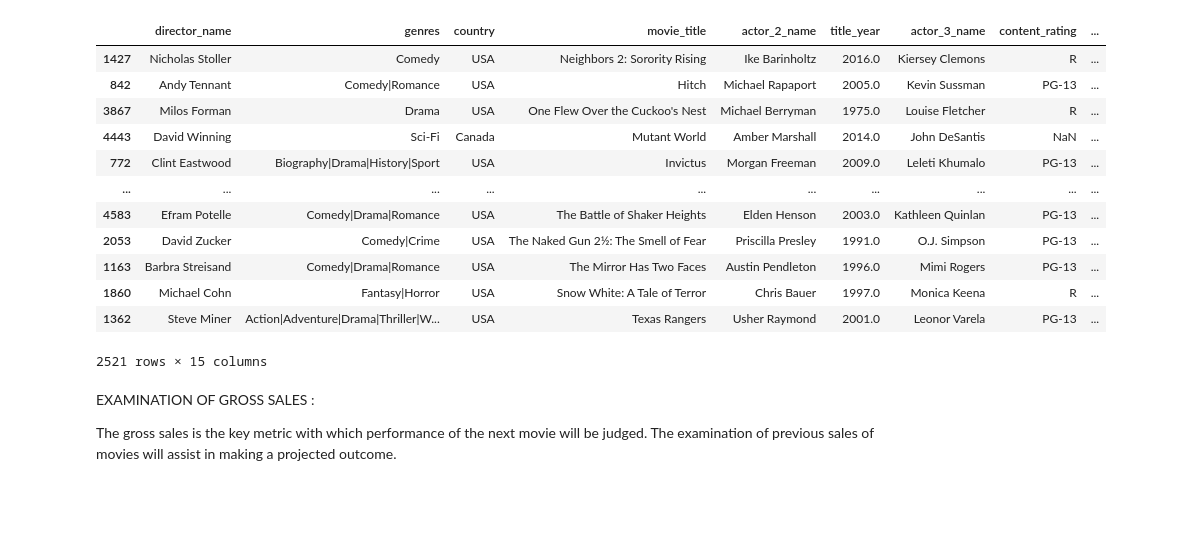
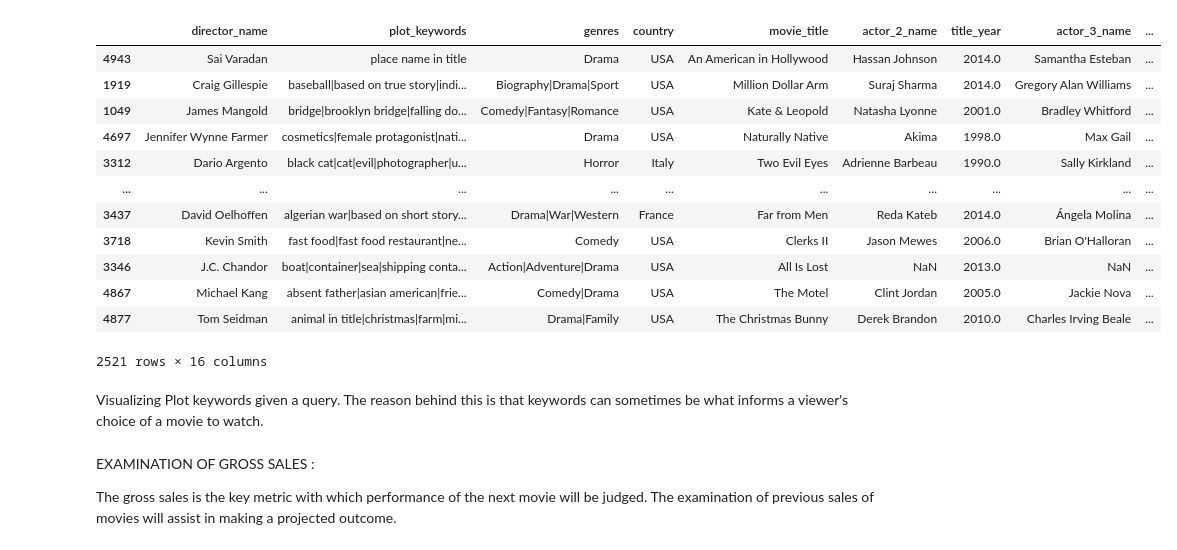
Before and after one commit to Ok3ks/IMDB_movie_metadata-analysis, a Jupyter notebook: Analysis.ipynb, the cells around one changed output. Drawn from its saved outputs; the diff is of its cells as text; code cells hidden in the pictures; blank space fills up the shorter version.

```diff
--- a/Analysis.ipynb
+++ b/Analysis.ipynb
@@ -54,21 +52,23 @@ dev_list
 # %%
 #Selecting Columns of interest
 
-modified_dev_list = dev_list[['director_name', 'genres','country','movie_title', 'actor_2_name','title_year', 'actor_3_name', 'content_rating','imdb_score', 'movie_facebook_likes','budget', 'gross','num_critic_for_reviews', 'duration', 'language']]
+modified_dev_list = dev_list[['director_name','plot_keywords', 'genres','country','movie_title', 'actor_2_name','title_year', 'actor_3_name', 'content_rating','imdb_score', 'movie_facebook_likes','budget', 'gross','num_critic_for_reviews', 'duration', 'language']]
 modified_dev_list.sort_values( by = 'gross', ascending= True)
 
 modified_dev_list
 # %% [output]
-|  | director_name | genres | country | movie_title | actor_2_name | title_year | actor_3_name | content_rating | ... |
-| 1427 | Nicholas Stoller | Comedy | USA | Neighbors 2: Sorority Rising | Ike Barinholtz | 2016.0 | Kiersey Clemons | R | ... |
-| 842 | Andy Tennant | Comedy|Romance | USA | Hitch | Michael Rapaport | 2005.0 | Kevin Sussman | PG-13 | ... |
-| 3867 | Milos Forman | Drama | USA | One Flew Over the Cuckoo's Nest | Michael Berryman | 1975.0 | Louise Fletcher | R | ... |
-| 4443 | David Winning | Sci-Fi | Canada | Mutant World | Amber Marshall | 2014.0 | John DeSantis | NaN | ... |
-| 772 | Clint Eastwood | Biography|Drama|History|Sport | USA | Invictus | Morgan Freeman | 2009.0 | Leleti Khumalo | PG-13 | ... |
+|  | director_name | plot_keywords | genres | country | movie_title | actor_2_name | title_year | actor_3_name | ... |
+| 4943 | Sai Varadan | place name in title | Drama | USA | An American in Hollywood | Hassan Johnson | 2014.0 | Samantha Esteban | ... |
+| 1919 | Craig Gillespie | baseball|based on true story|indi... | Biography|Drama|Sport | USA | Million Dollar Arm | Suraj Sharma | 2014.0 | Gregory Alan Williams | ... |
+| 1049 | James Mangold | bridge|brooklyn bridge|falling do... | Comedy|Fantasy|Romance | USA | Kate & Leopold | Natasha Lyonne | 2001.0 | Bradley Whitford | ... |
+| 4697 | Jennifer Wynne Farmer | cosmetics|female protagonist|nati... | Drama | USA | Naturally Native | Akima | 1998.0 | Max Gail | ... |
+| 3312 | Dario Argento | black cat|cat|evil|photographer|u... | Horror | Italy | Two Evil Eyes | Adrienne Barbeau | 1990.0 | Sally Kirkland | ... |
 | ... | ... | ... | ... | ... | ... | ... | ... | ... | ... |
-| 4583 | Efram Potelle | Comedy|Drama|Romance | USA | The Battle of Shaker Heights | Elden Henson | 2003.0 | Kathleen Quinlan | PG-13 | ... |
-| 2053 | David Zucker | Comedy|Crime | USA | The Naked Gun 2½: The Smell of Fear | Priscilla Presley | 1991.0 | O.J. Simpson | PG-13 | ... |
-| 1163 | Barbra Streisand | Comedy|Drama|Romance | USA | The Mirror Has Two Faces | Austin Pendleton | 1996.0 | Mimi Rogers | PG-13 | ... |
-| 1860 | Michael Cohn | Fantasy|Horror | USA | Snow White: A Tale of Terror | Chris Bauer | 1997.0 | Monica Keena | R | ... |
-| 1362 | Steve Miner | Action|Adventure|Drama|Thriller|W... | USA | Texas Rangers | Usher Raymond | 2001.0 | Leonor Varela | PG-13 | ... |
+| 3437 | David Oelhoffen | algerian war|based on short story... | Drama|War|Western | France | Far from Men | Reda Kateb | 2014.0 | Ángela Molina | ... |
+| 3718 | Kevin Smith | fast food|fast food restaurant|ne... | Comedy | USA | Clerks II | Jason Mewes | 2006.0 | Brian O'Halloran | ... |
+| 3346 | J.C. Chandor | boat|container|sea|shipping conta... | Action|Adventure|Drama | USA | All Is Lost | NaN | 2013.0 | NaN | ... |
+| 4867 | Michael Kang | absent father|asian american|frie... | Comedy|Drama | USA | The Motel | Clint Jordan | 2005.0 | Jackie Nova | ... |
+| 4877 | Tom Seidman | animal in title|christmas|farm|mi... | Drama|Family | USA | The Christmas Bunny | Derek Brandon | 2010.0 | Charles Irving Beale | ... |
-2521 rows × 15 columns
+2521 rows × 16 columns
+# %% [markdown]
+Visualizing Plot keywords given a query. The reason behind this is that keywords can sometimes be what informs a viewer's choice of a movie to watch.
```
Also changed, not shown: parts of 45 cells of this notebook.
